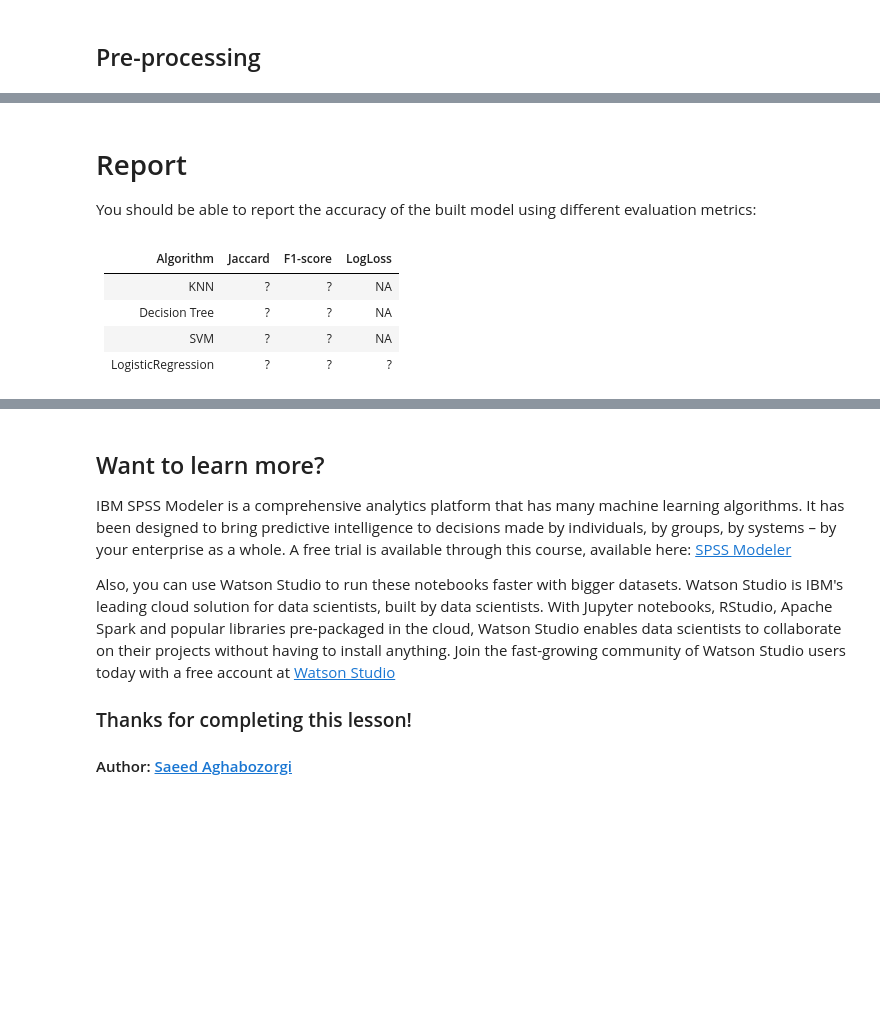
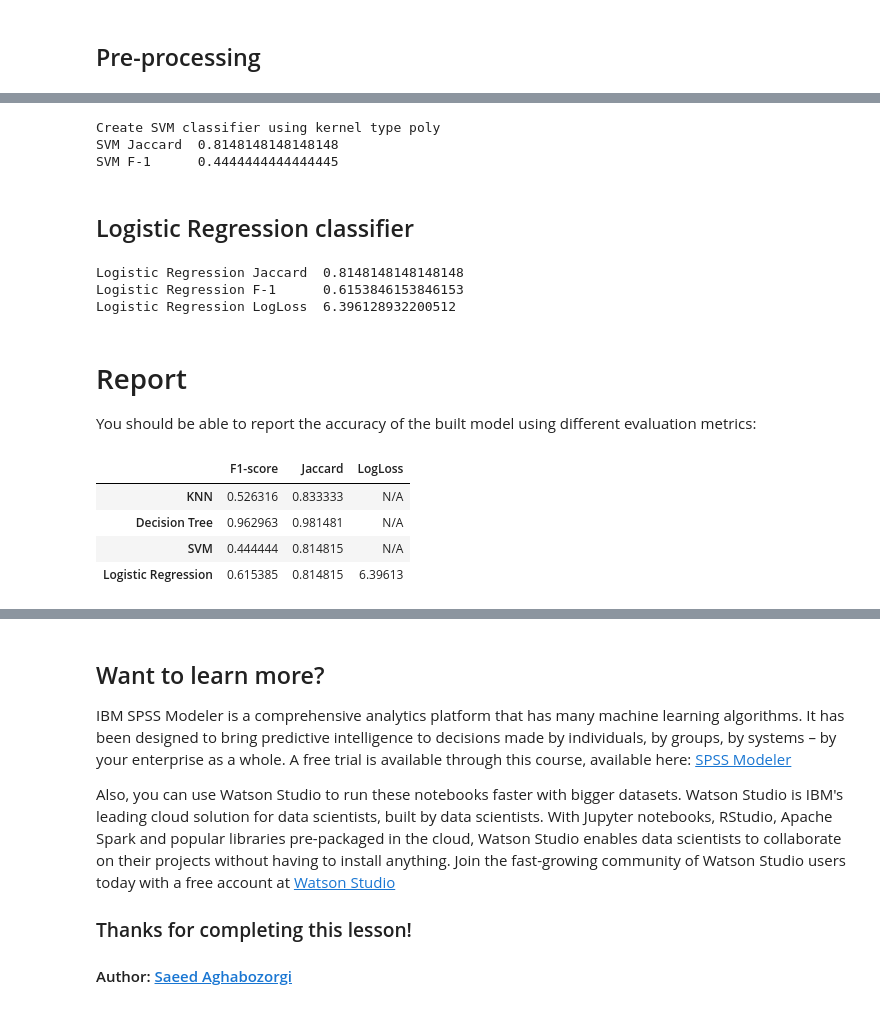
Before and after one commit to ewan-chalmers/coursera-ml-python, a Jupyter notebook: best-classifier-assignment.ipynb, the cells around one changed output, grey strips where cells are left out. Cells and saved outputs as stored; diff of their text form; code cells hidden in the pictures; blank space fills up the shorter version.

```diff
--- a/best-classifier-assignment.ipynb
+++ b/best-classifier-assignment.ipynb
@@ -507,0 +556,4 @@ y[0:6]
+# %%
+# scale to align the continuous features
+X = preprocessing.StandardScaler().fit(X).transform(X.astype(float))
+X[0:6]
@@ -529,31 +615,58 @@ print("Decision Tree F-1     ", f1_dt)
 # %%
 # Support Vector Machine
-best_kernel_type = 'poly'
-classifier = svm.SVC(kernel=best_kernel_type, gamma='auto')
+print("Create SVM classifier using kernel type", best_svm_kernel_type)
+classifier = svm.SVC(kernel=best_svm_kernel_type, gamma='auto')
 classifier.fit(X, y)
 prediction = classifier.predict(X)
-jaccard_svm = jaccard_similarity_score(y, prediction)
-f1_svm = f1_score(y, prediction)
-
-print("SVM Jaccard ", jaccard_svm)
-print("SVM F-1     ", f1_svm)
+svm_jaccard = jaccard_similarity_score(y, prediction)
+svm_f1 = f1_score(y, prediction)
+print("SVM Jaccard ", svm_jaccard)
+print("SVM F-1     ", svm_f1)
+# %% [output]
+Create SVM classifier using kernel type poly
+SVM Jaccard  0.8148148148148148
+SVM F-1      0.4444444444444445
+# %% [markdown]
+## Logistic Regression classifier
 # %%
 # Logistic Regression
 classifier = LogisticRegression(C=100, solver='liblinear')
 classifier.fit(X, y)
 prediction = classifier.predict(X)
-jaccard_lr = jaccard_similarity_score(y, prediction)
-f1_lr = f1_score(y, prediction)
+lr_jaccard = jaccard_similarity_score(y, prediction)
+lr_f1 = f1_score(y, prediction)
+lr_logloss = metrics.log_loss(y, prediction)
 
-print("Logistic Regression Jaccard ", jaccard_lr)
-print("Logistic Regression F-1     ", f1_lr)
+print("Logistic Regression Jaccard ", lr_jaccard)
+print("Logistic Regression F-1     ", lr_f1)
+print("Logistic Regression LogLoss ", lr_logloss)
+# %% [output]
+Logistic Regression Jaccard  0.8148148148148148
+Logistic Regression F-1      0.6153846153846153
+Logistic Regression LogLoss  6.396128932200512
 # %% [markdown]
 # Report
 You should be able to report the accuracy of the built model using different evaluation metrics:
-# %% [markdown]
-| Algorithm          | Jaccard | F1-score | LogLoss |
-|--------------------|---------|----------|---------|
-| KNN                | ?       | ?        | NA      |
-| Decision Tree      | ?       | ?        | NA      |
-| SVM                | ?       | ?        | NA      |
-| LogisticRegression | ?       | ?        | ?       |
+# %%
+results = { 'KNN':{}, 'Decision Tree':{}, 'SVM':{}, 'Logistic Regression':{} }
+results['KNN']['Jaccard'] = knn_jaccard
+results['KNN']['F1-score'] = knn_f1
+results['KNN']['LogLoss'] = 'N/A'
+results['Decision Tree']['Jaccard'] = dt_jaccard
+results['Decision Tree']['F1-score'] = dt_f1
+results['Decision Tree']['LogLoss'] = 'N/A'
+results['SVM']['Jaccard'] = svm_jaccard
+results['SVM']['F1-score'] = svm_f1
+results['SVM']['LogLoss'] = 'N/A'
+results['Logistic Regression']['Jaccard'] = lr_jaccard
+results['Logistic Regression']['F1-score'] = lr_f1
+results['Logistic Regression']['LogLoss'] = lr_logloss
+
+results_frame = pd.DataFrame(results).transpose()
+results_frame
+# %% [output]
+|  | F1-score | Jaccard | LogLoss |
+| KNN | 0.526316 | 0.833333 | N/A |
+| Decision Tree | 0.962963 | 0.981481 | N/A |
+| SVM | 0.444444 | 0.814815 | N/A |
+| Logistic Regression | 0.615385 | 0.814815 | 6.39613 |
```
Also changed, not shown: parts of 33 cells of this notebook.
